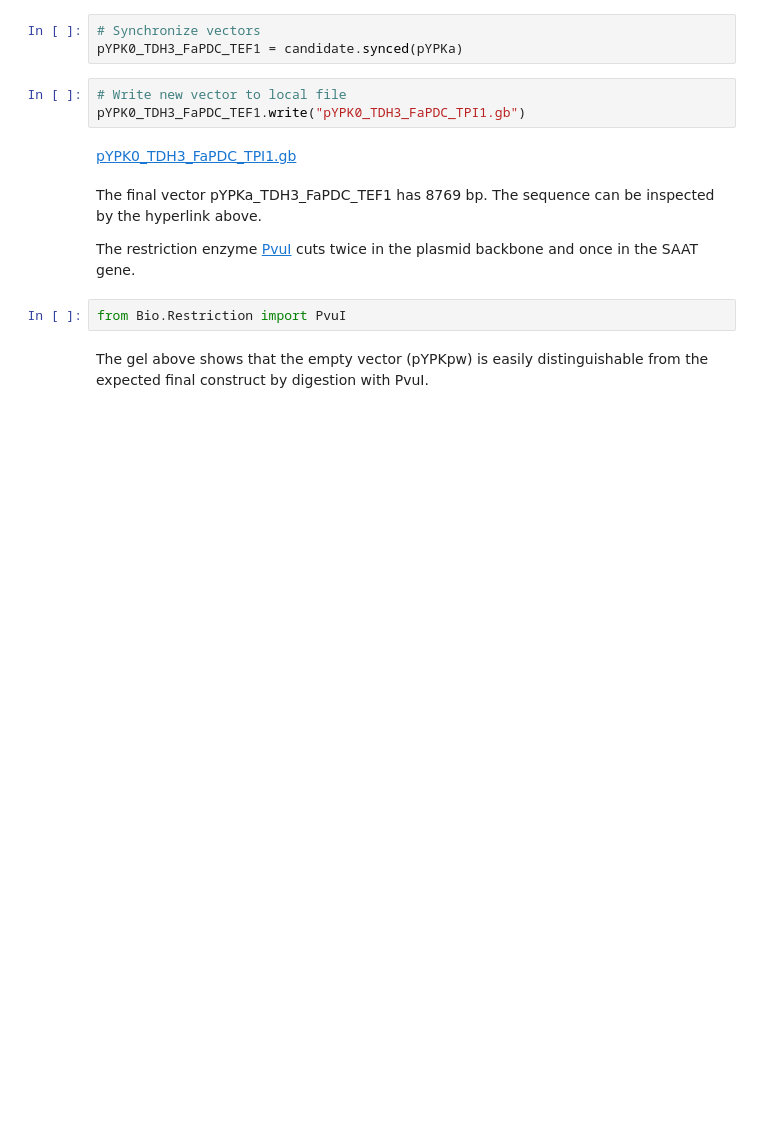
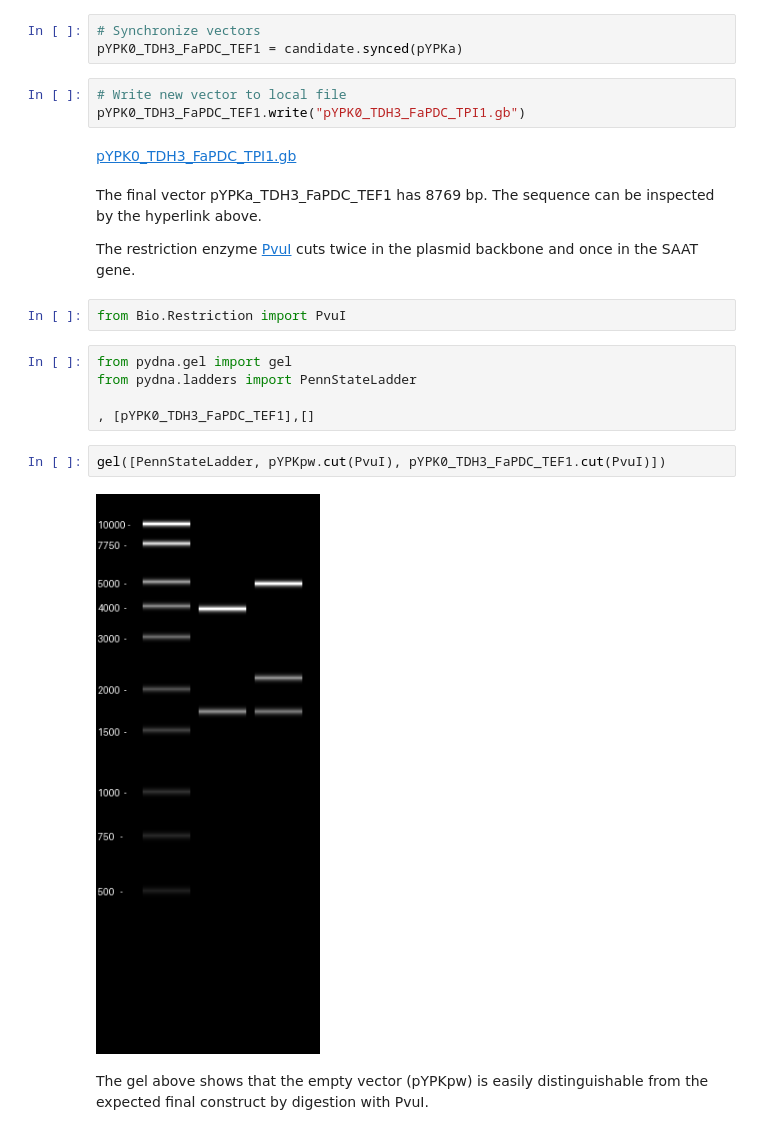
Before and after one commit to MetabolicEngineeringGroupCBMA/pydna-examples, a Jupyter notebook: notebooks/strawberry_aat/strawberry.ipynb, the cells around one changed output. Cells and saved outputs as stored; diff of their text form; blank space fills up the shorter version.

Commit message:
updated for pydna6

```diff
--- a/notebooks/strawberry_aat/strawberry.ipynb
+++ b/notebooks/strawberry_aat/strawberry.ipynb
@@ -180,6 +180,15 @@ The sequence can be inspected by the hyperlink above.
 The restriction enzyme [PvuI](http://rebase.neb.com/cgi-bin/reb_get.pl) cuts twice in the plasmid backbone and once in the SAAT gene.
 # %%
 from Bio.Restriction import PvuI
+# %%
+from pydna.gel import gel
+from pydna.ladders import PennStateLadder
+
+, [pYPK0_TDH3_FaPDC_TEF1],[]
+# %%
+gel([PennStateLadder, pYPKpw.cut(PvuI), pYPK0_TDH3_FaPDC_TEF1.cut(PvuI)])
+# %% [output]
+[figure, added]
 # %% [markdown]
 The gel above shows that the empty vector (pYPKpw) is easily distinguishable from the expected
 final construct by digestion with PvuI.
```
Also changed, not shown: parts of 1 cell of this notebook, 59 other files.
